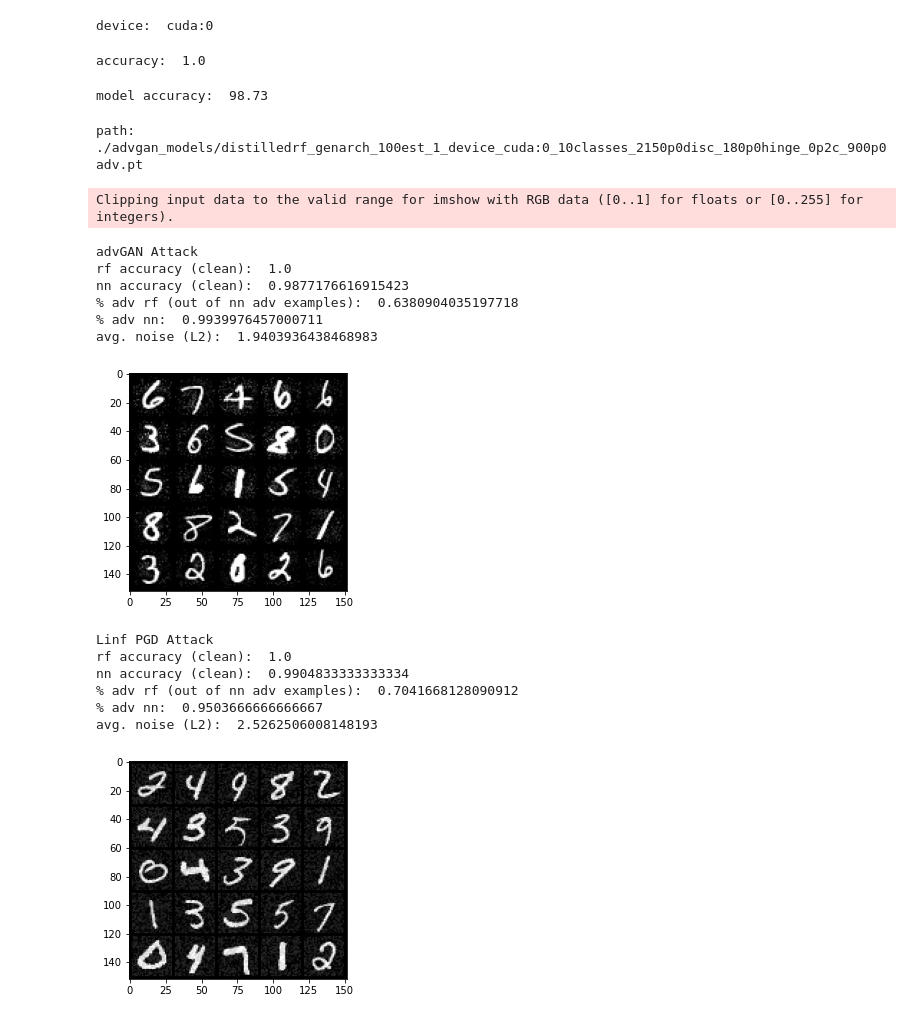
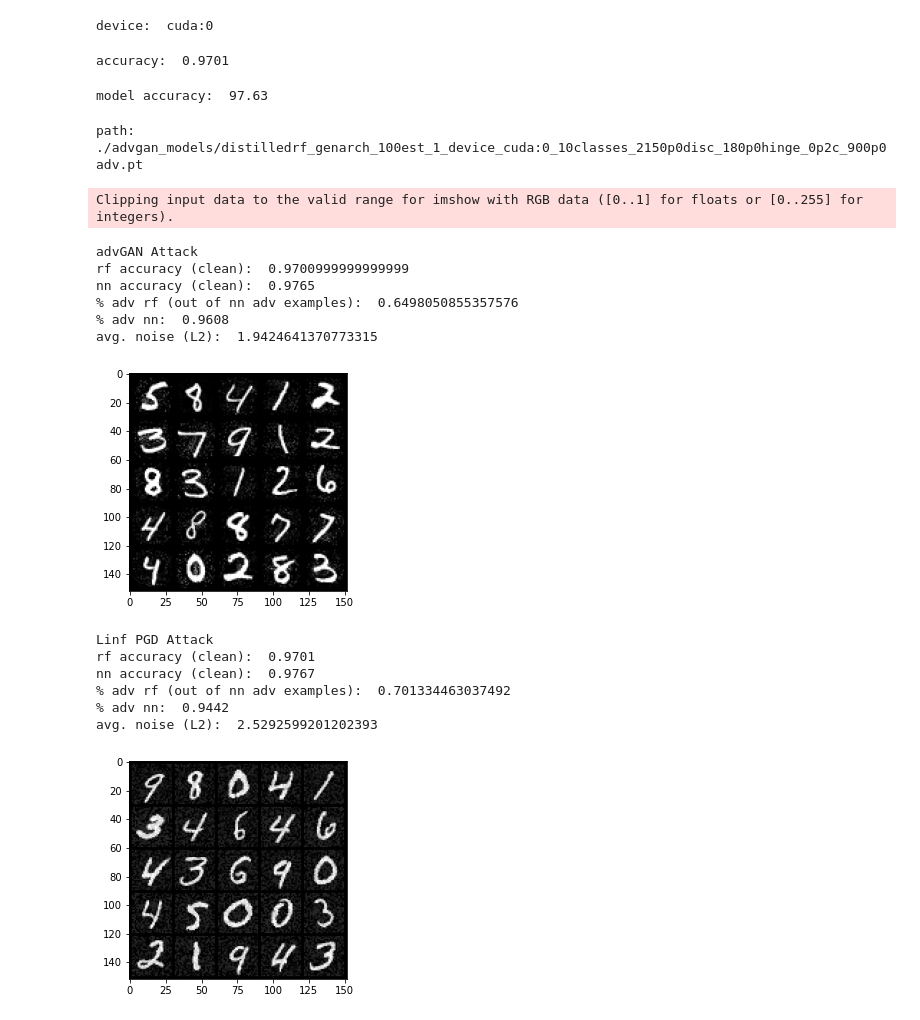
Before and after one commit to elacx/ML, a Jupyter notebook: advgan_notebooks/distilled_rf_mnist.ipynb, the cells around one changed output. Drawn from its saved outputs; the diff is of its cells as text; code cells hidden in the pictures.

```diff
--- a/advgan_notebooks/distilled_rf_mnist.ipynb
+++ b/advgan_notebooks/distilled_rf_mnist.ipynb
@@ -65,12 +65,15 @@ def get_indices(dataset,ind_array):
     return indices
 
 dataset = MNIST('.', train=True, download=False,transform=transforms.ToTensor())
+dataset_test = MNIST('.', train=False, download=False,transform=transforms.ToTensor())
 
 idx = get_indices(dataset, np.arange(num_of_classes))
+idx_test = get_indices(dataset_test, np.arange(num_of_classes))
+
 data_loader_rftarget = DataLoader(dataset, batch_size=batch_size, sampler = SubsetRandomSampler(idx))
 data_loader_target = DataLoader(dataset, batch_size=batch_size, sampler = SubsetRandomSampler(idx))
 data_loader_gan = DataLoader(dataset, batch_size=batch_size, sampler = SubsetRandomSampler(idx))
-data_loader_test = DataLoader(dataset, batch_size=batch_size, sampler = SubsetRandomSampler(idx))
+data_loader_test = DataLoader(dataset_test, batch_size=1000, sampler = SubsetRandomSampler(idx_test))
 
 classes = np.arange(num_of_classes)
 # %%
@@ -86,10 +89,10 @@ PATH = './target_models/rf_model'+str(num_of_classes)+'classes'+'_nest'+str(n_es
 rf = load(PATH)
 
 # test random forest accuracy
-ims_test,lls_test = transform_data(data_loader_gan)
+ims_test,lls_test = transform_data(data_loader_test)
 print('accuracy: ', accuracy_score(rf.predict(ims_test.reshape(len(ims_test),28*28).detach().numpy()),lls_test))
 # %% [output]
-accuracy:  1.0
+accuracy:  0.9701
 # %%
 # train distilled neural network on output from random forest
 net = target_net(num_of_classes).to(dev)
@@ -104,9 +107,9 @@ path_disttar = './target_models/ff_net_distilled_100est_'+str(num_of_classes)+'c
 net = target_net(num_of_classes).to(dev)
 net.load_state_dict(torch.load(path_disttar))
 
-print('model accuracy: ', net.accuracy(data_loader_gan,dev))
+print('model accuracy: ', net.accuracy(data_loader_test,dev))
 # %% [output]
-model accuracy:  98.73
+model accuracy:  97.63
 # %%
 # import gen/disc
 gen = gans_archs.Generator1()
@@ -166,40 +169,40 @@ total_nn_adv = 0.
 lengths = 0.
 totals = 0.
 perts =.0
-for data,label in DataLoader(dataset, batch_size=batch_size, sampler = SubsetRandomSampler(idx)):
+for data,label in data_loader_test:
     rf_output_clean = rf.predict(data.reshape(len(data),28*28).cpu().detach().numpy())
     nn_output_clean = torch.argmax(net(data.reshape(len(data),28*28).to(dev)),dim=1)
     # make adv example
     pert = gen(data.reshape(len(data),28*28).to(dev))
     adv_img = (data.reshape(len(data),28*28).to(dev) + pert).to(dev)
     rf_output_adv = rf.predict(adv_img.cpu().detach().numpy())
     nn_output_adv = torch.argmax(net(adv_img.to(dev)),dim=1)
     #calculate and return accuracy
     total_rf_clean += accuracy_score(rf_output_clean,label.cpu().detach().numpy())
     total_nn_clean += accuracy_score(nn_output_clean.cpu().detach().numpy(),label.cpu().detach().numpy())
     total_rf_adv += accuracy_score(rf_output_adv[(label.to(dev) != nn_output_adv).cpu()],label[label.to(dev) != nn_output_adv].cpu().detach().numpy())
     total_nn_adv += accuracy_score(nn_output_adv.cpu().detach().numpy(),label.cpu().detach().numpy())
     counter += 1.
     lengths += float(sum(label.to(dev) != nn_output_adv).detach().cpu().numpy())
     totals += len(data)
     perts += torch.mean(torch.norm(pert,dim=1)).detach().cpu().numpy()
 
 print('advGAN Attack')
 print('rf accuracy (clean): ', total_rf_clean/counter)
 print('nn accuracy (clean): ', total_nn_clean/counter)
 print('% adv rf (out of nn adv examples): ', 1.-total_rf_adv/counter)
 print('% adv nn: ', 1.-total_nn_adv/counter)
 print('avg. noise (L2): ',perts/counter)
 show_tensor_images(adv_img)
 # %% [output]
 Clipping input data to the valid range for imshow with RGB data ([0..1] for floats or [0..255] for integers).
 advGAN Attack
-rf accuracy (clean):  1.0
-nn accuracy (clean):  0.9877176616915423
-% adv rf (out of nn adv examples):  0.6380904035197718
-% adv nn:  0.9939976457000711
-avg. noise (L2):  1.9403936438468983
+rf accuracy (clean):  0.9700999999999999
+nn accuracy (clean):  0.9765
+% adv rf (out of nn adv examples):  0.6498050855357576
+% adv nn:  0.9608
+avg. noise (L2):  1.9424641370773315
-[figure, old version]
+[figure, new version]
 # %%
 # # load a net w/o the train method (messes up art if it is there)
 # from net_ import target_net
@@ -246,12 +249,12 @@ print('avg. noise (L2): ',float(torch.mean(torch.norm(pgd_advex.cpu()-ims_attack
 show_tensor_images(pgd_advex)
 # %% [output]
 Linf PGD Attack
-rf accuracy (clean):  1.0
-nn accuracy (clean):  0.9904833333333334
-% adv rf (out of nn adv examples):  0.7041668128090912
-% adv nn:  0.9503666666666667
-avg. noise (L2):  2.5262506008148193
+rf accuracy (clean):  0.9701
+nn accuracy (clean):  0.9767
+% adv rf (out of nn adv examples):  0.701334463037492
+% adv nn:  0.9442
+avg. noise (L2):  2.5292599201202393
-[figure, old version]
+[figure, new version]
 # %%
 # CW attack
 from advertorch.attacks import CarliniWagnerL2Attack
```
Also changed, not shown: parts of 4 cells of this notebook, 2 other files.
